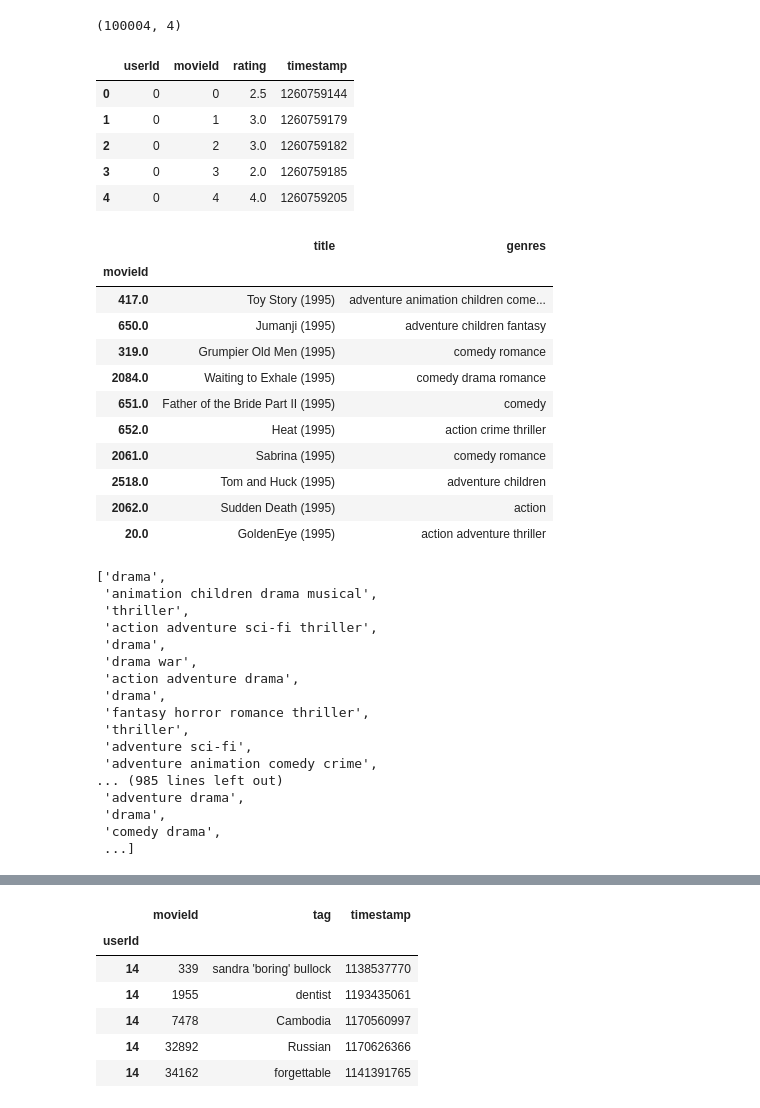
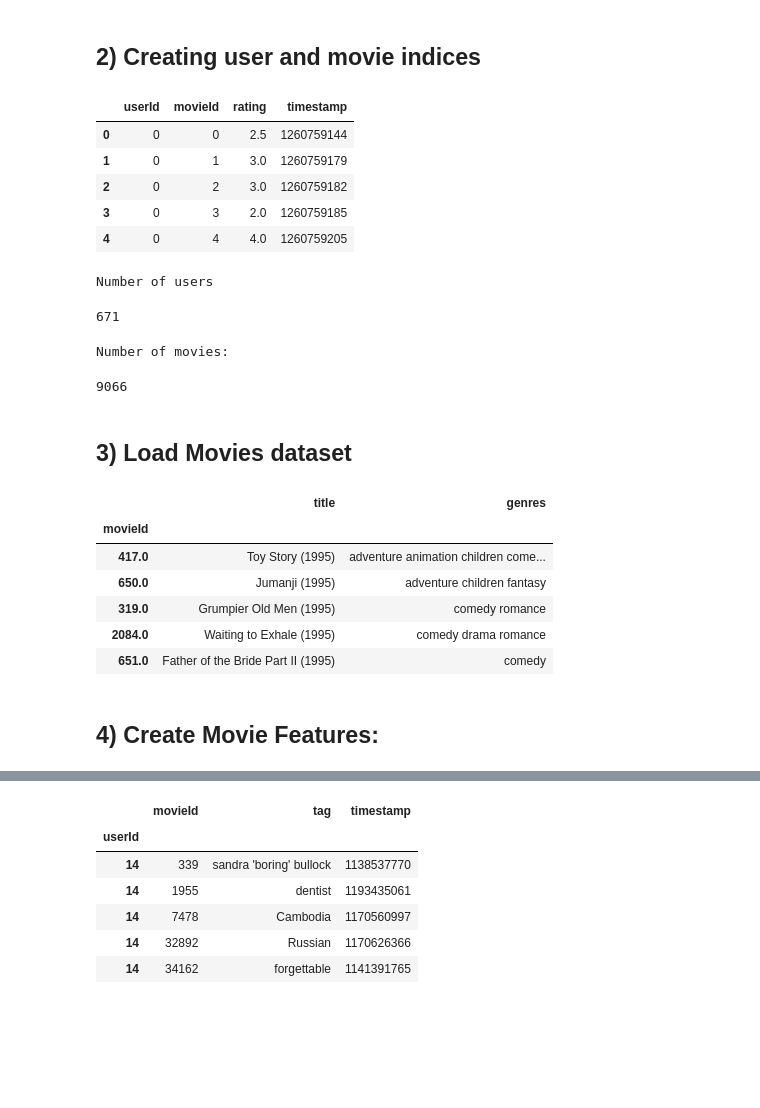
Before and after one commit to anjali-chadha/recommending-the-recommenders, a Jupyter notebook: MovieLens Data Exploration.ipynb, the cells around one changed output, grey strips where cells are left out. Saved outputs shown, nothing was run; the diff lists cells and outputs as text; code cells hidden in the pictures; blank space fills up the shorter version.

```diff
--- a/MovieLens Data Exploration.ipynb
+++ b/MovieLens Data Exploration.ipynb
@@ -16,3 +27,5 @@ df["rating"] = df["rating"].astype(np.float32)
+# %% [markdown]
+## 2) Creating user and movie indices
 # %%
 user_mapping = {}
 movie_mapping = {}
@@ -27,39 +40,45 @@ for x in list(df["movieId"].unique()):
 # %%
 df["userId"] = df["userId"].map(user_mapping)
 df["movieId"] = df["movieId"].map(movie_mapping)
+df.head(5)
+# %% [output]
+|  | userId | movieId | rating | timestamp |
+| 0 | 0 | 0 | 2.5 | 1260759144 |
+| 1 | 0 | 1 | 3.0 | 1260759179 |
+| 2 | 0 | 2 | 3.0 | 1260759182 |
+| 3 | 0 | 3 | 2.0 | 1260759185 |
+| 4 | 0 | 4 | 4.0 | 1260759205 |
-# %%
-df.shape
-# %% [output]
-(100004, 4)
-# %%
-df.head()
-# %% [output]
-|  | userId | movieId | rating | timestamp |
-| 0 | 0 | 0 | 2.5 | 1260759144 |
-| 1 | 0 | 1 | 3.0 | 1260759179 |
-| 2 | 0 | 2 | 3.0 | 1260759182 |
-| 3 | 0 | 3 | 2.0 | 1260759185 |
-| 4 | 0 | 4 | 4.0 | 1260759205 |
+# %%
+print("Number of users:")
+len(user_mapping)
+# %% [output]
+Number of users
+671
+# %%
+print("Number of movies:")
+len(movie_mapping)
+# %% [output]
+Number of movies:
+9066
+# %% [markdown]
+## 3) Load Movies dataset
 # %%
 movies = pd.read_csv(r"/scratch/user/achadha7/IRProject/MovieLens/ml-latest-small/movies.csv", sep=',', engine='python')
 movies["movieId"]= movies["movieId"].map(movie_mapping)
 movies = movies.set_index('movieId')
 movies["genres"]= movies["genres"].map(lambda x: x.replace('|', ' ').lower())
 # %%
-movies.head(10)
+movies.head(5)
 # %% [output]
 |  | title | genres |
 | movieId |  |  |
 | 417.0 | Toy Story (1995) | adventure animation children come... |
 | 650.0 | Jumanji (1995) | adventure children fantasy |
 | 319.0 | Grumpier Old Men (1995) | comedy romance |
 | 2084.0 | Waiting to Exhale (1995) | comedy drama romance |
 | 651.0 | Father of the Bride Part II (1995) | comedy |
-| 652.0 | Heat (1995) | action crime thriller |
-| 2061.0 | Sabrina (1995) | comedy romance |
-| 2518.0 | Tom and Huck (1995) | adventure children |
-| 2062.0 | Sudden Death (1995) | action |
-| 20.0 | GoldenEye (1995) | action adventure thriller |
+# %% [markdown]
+## 4) Create Movie Features:
 # %%
 movie_content = []
 index_set = set(movies.index)
@@ -68,23 +87,3 @@ for i in range(len(movie_mapping)):
         movie_content.append(movies.loc[[i]].iloc[0]["genres"])
     else:
         movie_content.append('')
-# %%
-movie_content
-# %% [output]
-['drama',
- 'animation children drama musical',
- 'thriller',
- 'action adventure sci-fi thriller',
- 'drama',
- 'drama war',
- 'action adventure drama',
- 'drama',
- 'fantasy horror romance thriller',
- 'thriller',
- 'adventure sci-fi',
- 'adventure animation comedy crime',
-... (985 lines left out)
- 'adventure drama',
- 'drama',
- 'comedy drama',
- ...]
```
Also changed, not shown: parts of 25 cells of this notebook.
